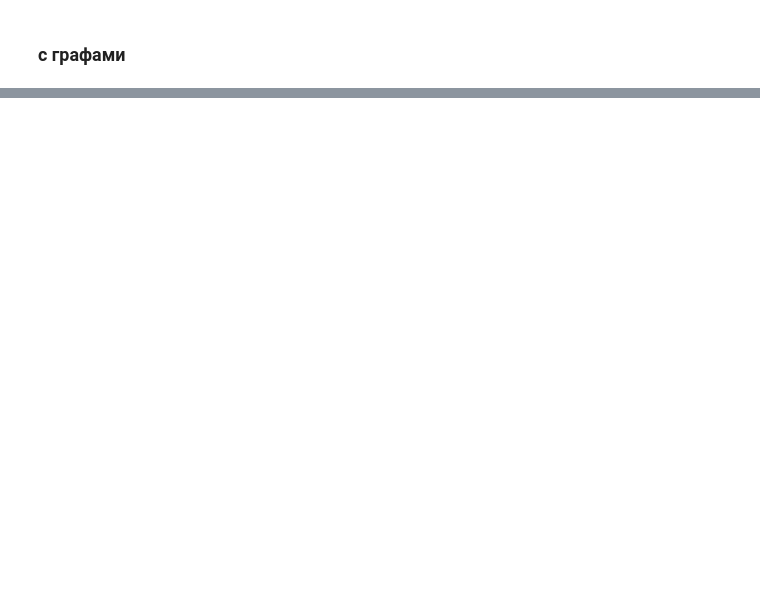
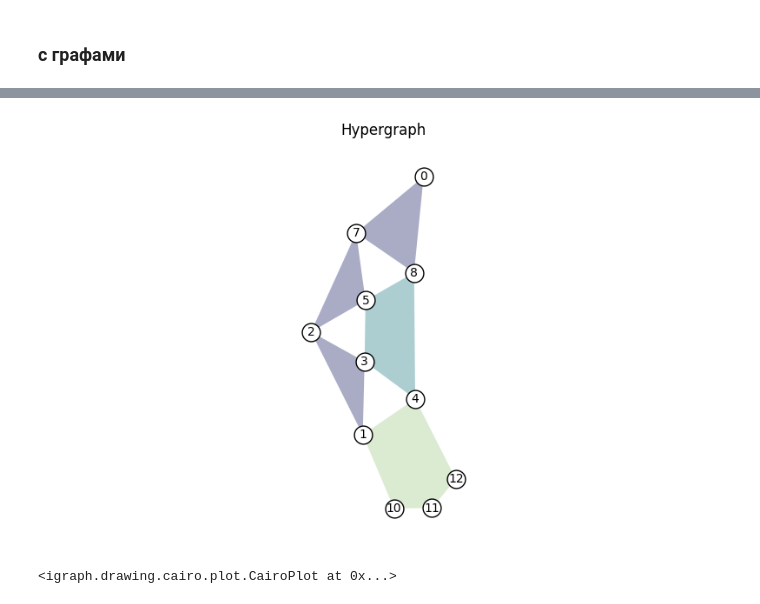
Before and after one commit to Evgeniyy2004/xgi, a Jupyter notebook: text.ipynb, the cells around one changed output, grey strips where cells are left out. Drawn from its saved outputs; the diff is of its cells as text; code cells hidden in the pictures; blank space fills up the shorter version.

```diff
--- a/text.ipynb
+++ b/text.ipynb
@@ -112 +112,30 @@ nx eigenvector centrality: {0: 0.40824823454557924, 1: 0.707106878039843, 2: 0.4
 <igraph.drawing.cairo.plot.CairoPlot at 0x...>
+# %%
+
+import xgi
+import numpy as np
+import matplotlib.pyplot as plt
+from igraph import plot,Graph
+
+
+hg = xgi.Hypergraph()
+hg.add_edges_from(
+    [[1, 2, 3], [3, 4, 5,8], [1, 4, 10, 11, 12], [7,0,8], [5,7,2]]
+)
+pos = xgi.barycenter_spring_layout(hg)
+
+
+fig, ax = plt.subplots(figsize=(10,6))
+xgi.draw(hg, ax=ax,node_labels=True,node_size=15,pos=pos)
+plt.title("Hypergraph")
+plt.show()
+# %% [output]
+[figure, added]
+# %%
+bpg = xgi.convert.to_bipartite_graph(hg)
+
+#layout = bpg.layout_kamada_kawai()
+# fig, ax=plt.subplots()
+plot(bpg,vertex_label=bpg.vs.indices,layout = Graph.layout_bipartite(bpg), bbox=(0, 0, 500,500))
+# %% [output]
+<igraph.drawing.cairo.plot.CairoPlot at 0x...>
```
Also changed, not shown: parts of 4 cells of this notebook, 3 other files.
